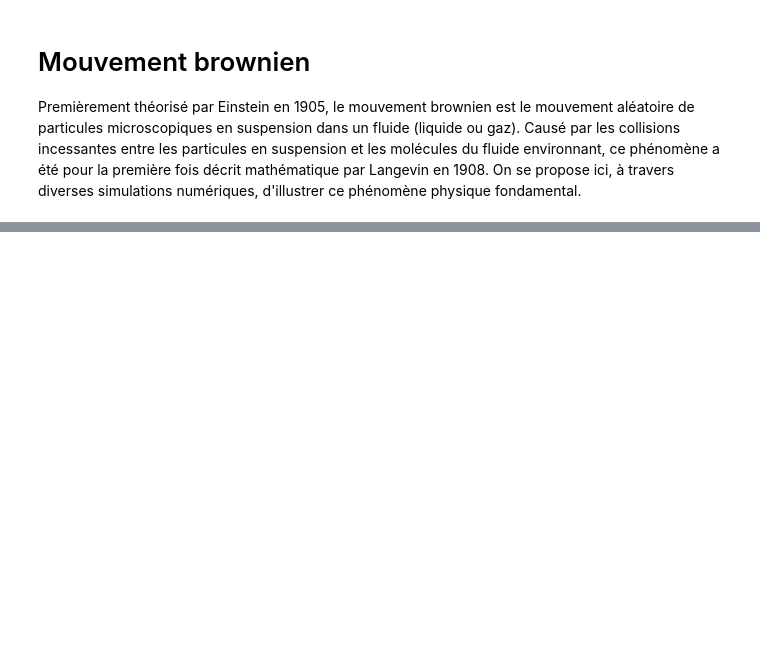
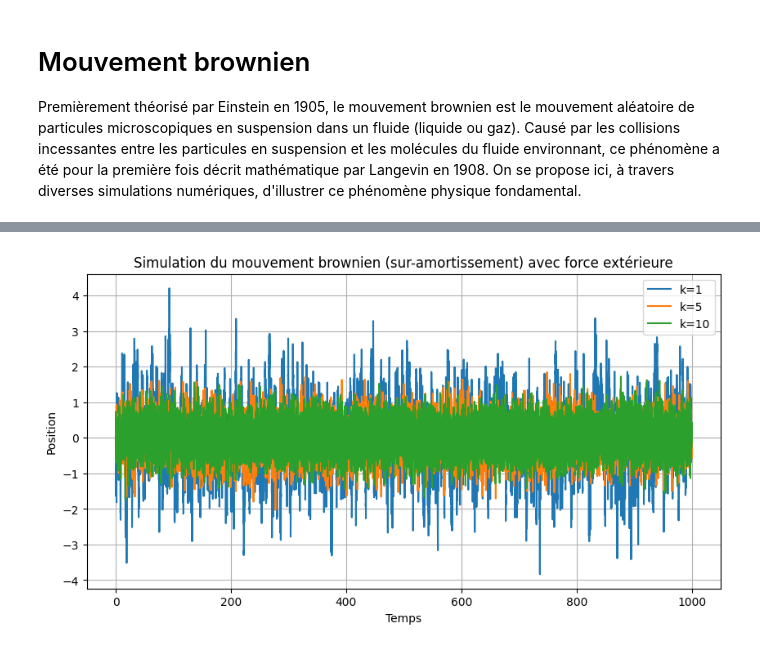
Before and after one commit to ostix360/Brownian-Motion, a Jupyter notebook: CR.ipynb, the cells around one changed output, grey strips where cells are left out. Saved outputs shown, nothing was run; the diff lists cells and outputs as text; code cells hidden in the pictures; blank space fills up the shorter version.

Commit message:
+ Harmonic force

```diff
--- a/CR.ipynb
+++ b/CR.ipynb
@@ -86,0 +100,23 @@ plt.show()
+# %%
+## Paramètres changés pour cette résolution
+k_liste = [1, 5, 10]
+D = 1.0 # Coefficient de diffusion
+y = np.zeros((len(k_liste), step))
+
+# Simulation du mouvement brownien avec force extérieure
+for i, k in enumerate(k_liste):
+    y[i] = euler_maruyama(D, gamma, T, dt, f=lambda x: -k*x)[:, 0]
+
+# Tracé de la trajectoire
+plt.figure(figsize=(10, 5))
+for i, k in enumerate(k_liste):
+    plt.plot(t, y[i], label='k={}'.format(k))
+
+plt.xlabel('Temps')
+plt.ylabel('Position')
+plt.title('Simulation du mouvement brownien (sur-amortissement) avec force extérieure')
+plt.legend()
+plt.grid()
+plt.show()
+# %% [output]
+[figure, added]
```
Also changed, not shown: parts of 9 cells of this notebook.
